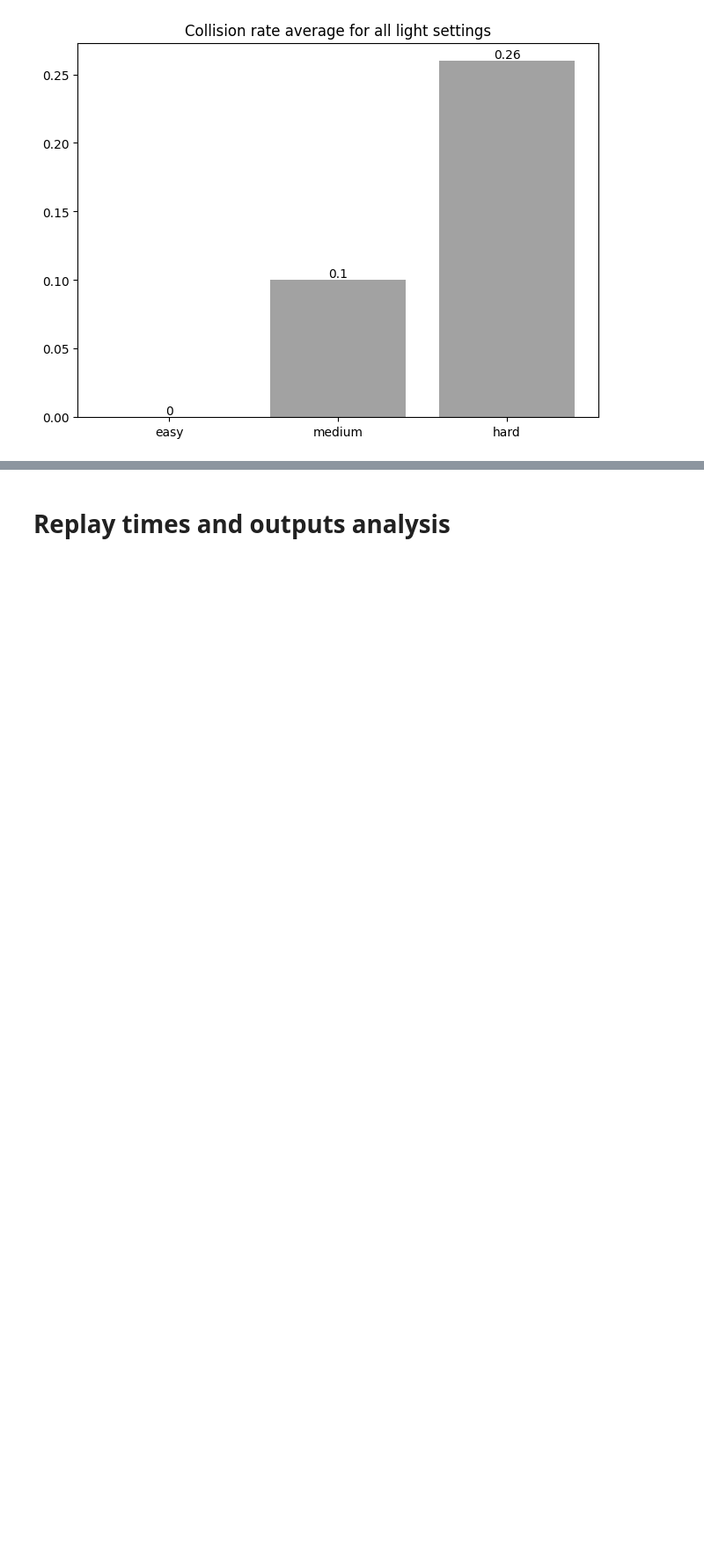
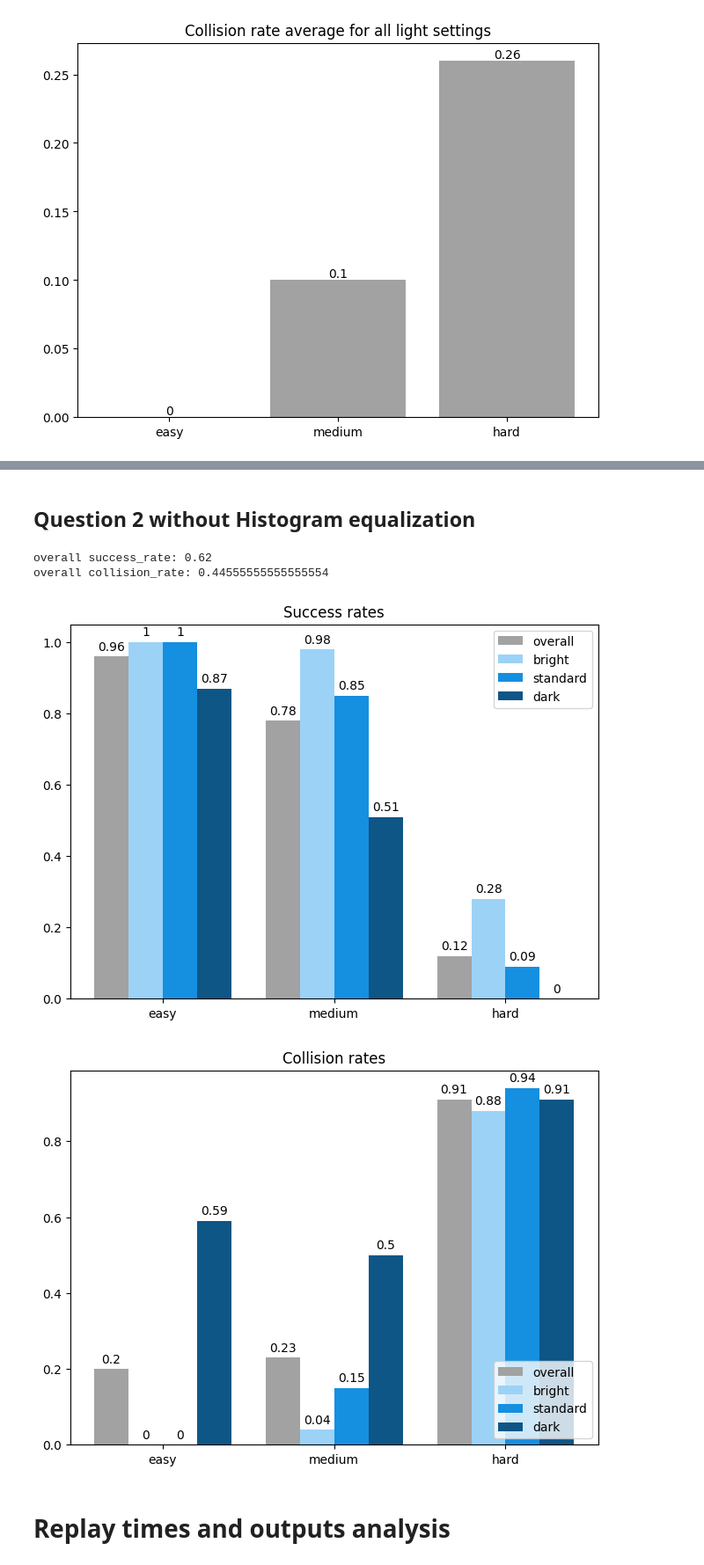
Before and after one commit to geschnee/carsim-rl-cnn, a Jupyter notebook: python/eval_and_replay_analysis.ipynb, the cells around one changed output, grey strips where cells are left out. Shown at 88% size. Drawn from its saved outputs; the diff is of its cells as text; code cells hidden in the pictures; blank space fills up the shorter version.

```diff
--- a/python/eval_and_replay_analysis.ipynb
+++ b/python/eval_and_replay_analysis.ipynb
@@ -194,7 +194,7 @@ def get_collision_rate(target_dir, cr_name):
 
     return y[-1]
 
-def all_success_rates_bar_plot(target_dir):
+def all_success_rates_bar_plot(target_dir, legend_height="lower"):
 
     if not os.path.exists("notebook_images/"):
         os.mkdir("notebook_images/")
@@ -235,14 +235,14 @@ def all_success_rates_bar_plot(target_dir):
 
     ax.set_title(f'Success rates')
     ax.set_xticks(x + 1.5*width, difficulties)
-    ax.legend(loc='lower right') #, ncols=3)
+    ax.legend(loc=f'{legend_height} right') #, ncols=3)
 
     #fig.tight_layout()
     filename = f'notebook_images/{target_dir}_all_success_rates_barplot.png'
     plt.savefig(filename)
     #plt.show()
 
-def all_collision_rates_bar_plot(target_dir):
+def all_collision_rates_bar_plot(target_dir, legend_height = "lower"):
 
     if not os.path.exists("notebook_images/"):
         os.mkdir("notebook_images/")
@@ -283,7 +283,7 @@ def all_collision_rates_bar_plot(target_dir):
 
     ax.set_title(f'Collision rates')
     ax.set_xticks(x + 1.5*width, difficulties)
-    ax.legend(loc='lower right') #, ncols=3)
+    ax.legend(loc=f'{legend_height} right') #, ncols=3)
 
     #fig.tight_layout()
     filename = f'notebook_images/{target_dir}_all_collision_rates_barplot.png'
@@ -413,3 +413,15 @@ overall collision_rate: 0.12111111111111111
+# %% [markdown]
+## Question 2 without Histogram equalization
+# %%
+no_hist_eq_results_dir = "success_trainedHardStandardDistanceRewardEval_withoutHistogramEqualization"
+
+all_success_rates_bar_plot(no_hist_eq_results_dir, "upper")
+all_collision_rates_bar_plot(no_hist_eq_results_dir)
+# %% [output]
+overall success_rate: 0.62
+overall collision_rate: 0.44555555555555554
+[figure, added]
+[figure, added]
 # %% [markdown]
 # Replay times and outputs analysis
 # %%
```
Also changed, not shown: parts of 6 cells of this notebook.
